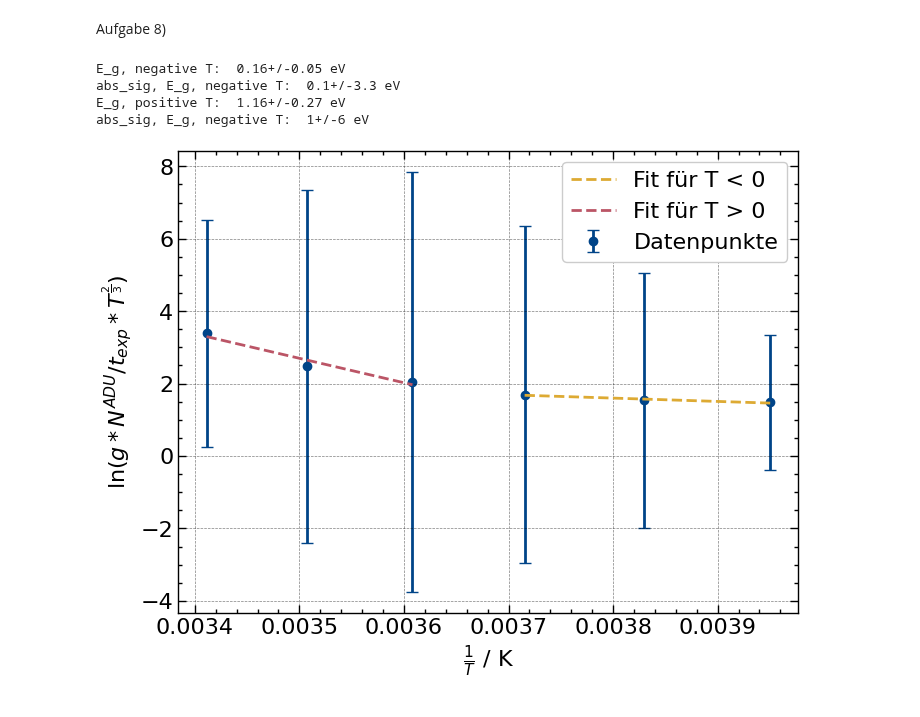
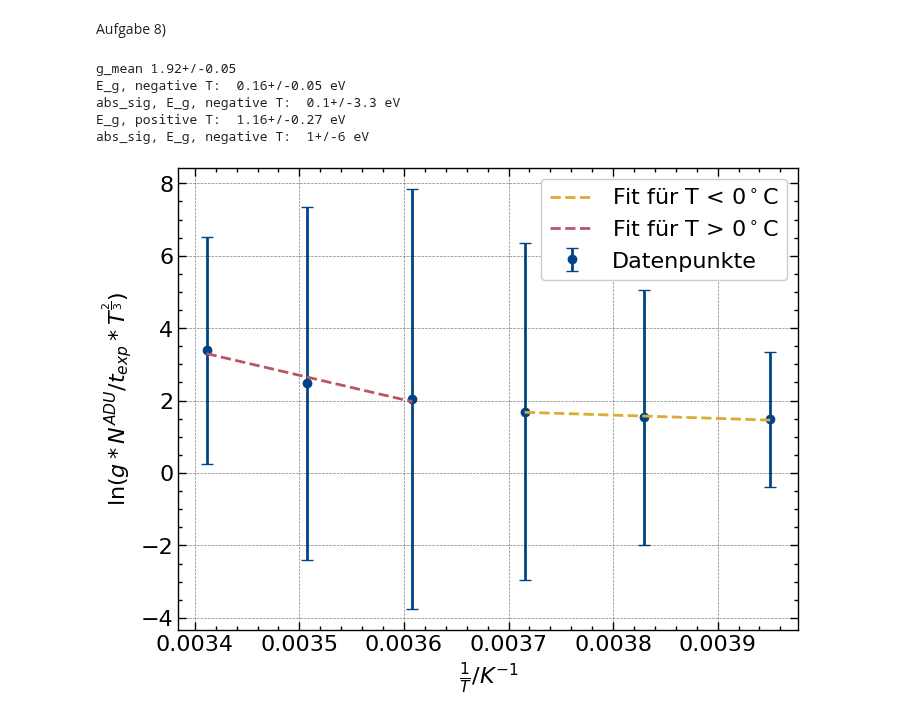
Before and after one commit to KemalOenen/advanced_labcourse, a Jupyter notebook: A003/data_analysis.ipynb, the cells around one changed output. Drawn from its saved outputs; the diff is of its cells as text; code cells hidden in the pictures.

Commit message:
gain_mean printout

```diff
--- a/A003/data_analysis.ipynb
+++ b/A003/data_analysis.ipynb
@@ -186,6 +186,7 @@ dark = unumpy.uarray(temp_df["mean"], temp_df["std"])
 
 # calculate mean gain estimate from Aufgabe 6) results
 g_mean = (g_blue + g_green) / 2
+print("g_mean",g_mean)
 I_dark = g_mean * dark / temp_df["t_exp"]
 I_dark_ln = unumpy.log(I_dark * temp_df["t_exp"]**(2/3))
 
@@ -195,34 +196,35 @@ def fitfun(T, E_g, const):
 x_vals = 1/temp_df["temp"]
 plt.errorbar(x_vals, unumpy.nominal_values(I_dark_ln), yerr=unumpy.std_devs(I_dark_ln),
                     ls="", elinewidth=2, capsize=4, marker="o", zorder=0, label="Datenpunkte")
 
 popt, pcov = sp.optimize.curve_fit(fitfun, temp_df["temp"][0:3], unumpy.nominal_values(I_dark_ln)[0:3])
 x_range = np.linspace(np.min(x_vals[0:3]), np.max(x_vals[0:3]), 200)
-plt.plot(x_range, fitfun(1/x_range, popt[0], popt[1]), ls="--", label="Fit für T < 0")
+plt.plot(x_range, fitfun(1/x_range, popt[0], popt[1]), ls="--", label=r"Fit für T < 0$^\circ$C")
 print("E_g, negative T: ", ufloat(popt[0], np.sqrt(pcov[0,0])) * sp.constants.k / sp.constants.e, "eV")
 # get absolute sigma
 popt, pcov = sp.optimize.curve_fit(fitfun, temp_df["temp"][0:3], unumpy.nominal_values(I_dark_ln)[0:3],
                                     sigma=unumpy.std_devs(I_dark_ln)[0:3], absolute_sigma=True)
 print("abs_sig, E_g, negative T: ", ufloat(popt[0], np.sqrt(pcov[0,0])) * sp.constants.k / sp.constants.e, "eV")
 
 
 popt, pcov = sp.optimize.curve_fit(fitfun, temp_df["temp"][3:], unumpy.nominal_values(I_dark_ln)[3:])
 x_range = np.linspace(np.min(x_vals[3:]), np.max(x_vals[3:]), 200)
-plt.plot(x_range, fitfun(1/x_range, popt[0], popt[1]), ls="--", label="Fit für T > 0")
+plt.plot(x_range, fitfun(1/x_range, popt[0], popt[1]), ls="--", label=r"Fit für T > 0$^\circ$C")
 print("E_g, positive T: ", ufloat(popt[0], np.sqrt(pcov[0,0])) * sp.constants.k / sp.constants.e, "eV")
 # get absolute sigma
 popt, pcov = sp.optimize.curve_fit(fitfun, temp_df["temp"][3:], unumpy.nominal_values(I_dark_ln)[3:],
                                     sigma=unumpy.std_devs(I_dark_ln)[3:], absolute_sigma=True)
 print("abs_sig, E_g, negative T: ", ufloat(popt[0], np.sqrt(pcov[0,0])) * sp.constants.k / sp.constants.e, "eV")
 
-plt.xlabel(r"$\frac{1}{T}$ / K")
+plt.xlabel(r"$\frac{1}{T} / K^{-1}$")
 plt.ylabel(r"$\ln(g*N^{ADU}/t_{exp} * T^\frac{2}{3})$")
 plt.legend()
 plt.savefig("Dark_current_fits.png", dpi=200)
 plt.show()
 # %% [output]
+g_mean 1.92+/-0.05
 E_g, negative T:  0.16+/-0.05 eV
 abs_sig, E_g, negative T:  0.1+/-3.3 eV
 E_g, positive T:  1.16+/-0.27 eV
 abs_sig, E_g, negative T:  1+/-6 eV
-[figure, old version]
+[figure, new version]
```
Also changed, not shown: 3 other files.
